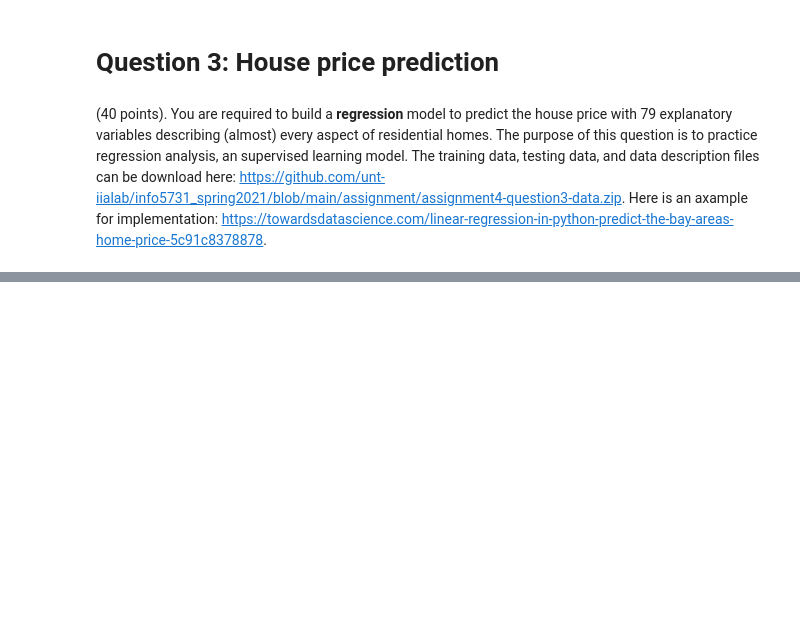
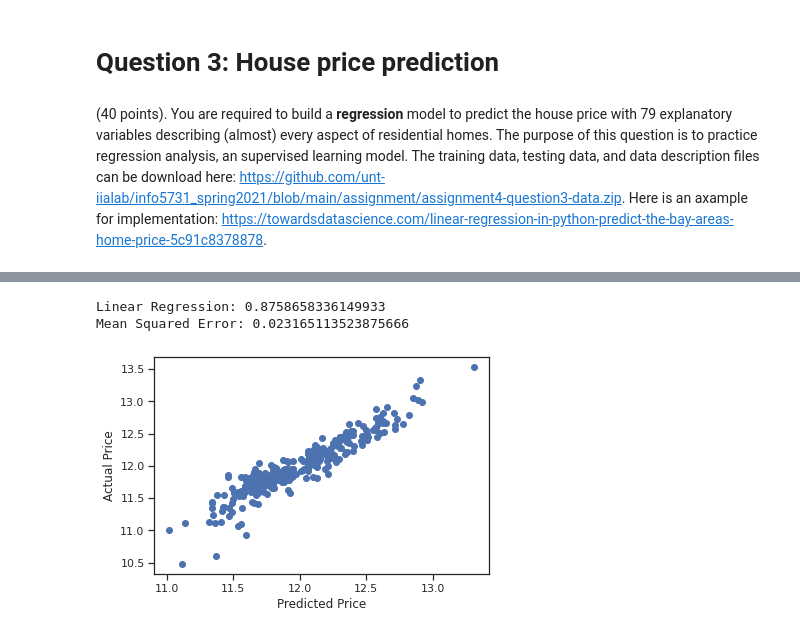
Before and after one commit to s-neela/neela_INFO5731_spring2021, a Jupyter notebook: Copy_of_INFO5731_Assignment_Four.ipynb, the cells around one changed output, grey strips where cells are left out. Cells and saved outputs as stored; diff of their text form; code cells hidden in the pictures; blank space fills up the shorter version.

```diff
--- a/Copy_of_INFO5731_Assignment_Four.ipynb
+++ b/Copy_of_INFO5731_Assignment_Four.ipynb
@@ -36,0 +307,10 @@ In this assignment, you are required to conduct topic modeling, sentiment analys
+# %%
+# Write your code here
+import numpy as np
+import pandas as pd
+import seaborn as sns
+import matplotlib.pyplot as plt
+%matplotlib inline
+from scipy import stats
+df1 = pd.read_csv("train.csv")
+df1
@@ -36,0 +435,14 @@ In this assignment, you are required to conduct topic modeling, sentiment analys
+# %%
+from sklearn.model_selection import train_test_split
+from sklearn.metrics import accuracy_score, precision_score, recall_score
+from sklearn.metrics import mean_squared_error,r2_score
+from sklearn.linear_model import LinearRegression
+df1 = df1.select_dtypes(include=[np.number]).interpolate().dropna()
+df2 = df2.select_dtypes(include=[np.number]).interpolate().dropna()
+a1 = df1.drop(['SalePrice','Id'], axis=1)
+a2 = np.log(df1.SalePrice)
+x_train, x_test, y_train, y_test = train_test_split(a1,a2, random_state= 42, test_size=0.2)
+linear_model = LinearRegression()
+linear_model.fit(x_train,y_train)
+y_LR = linear_model.predict(x_test)
+linear_model.intercept_,linear_model.coef_
@@ -36,0 +460,14 @@ In this assignment, you are required to conduct topic modeling, sentiment analys
+# %%
+print('Linear Regression:', linear_model.score(x_test,y_test))
+MSE = np.square(np.subtract(y_test,y_LR)).mean()
+print("Mean Squared Error:", MSE)
+# %% [output]
+Linear Regression: 0.8758658336149933
+Mean Squared Error: 0.023165113523875666
+# %%
+plt.scatter(y_LR,y_test,alpha=1)
+plt.xlabel('Predicted Price')
+plt.ylabel('Actual Price')
+plt.show()
+# %% [output]
+[figure, added]
```
Also changed, not shown: parts of 24 cells of this notebook.
